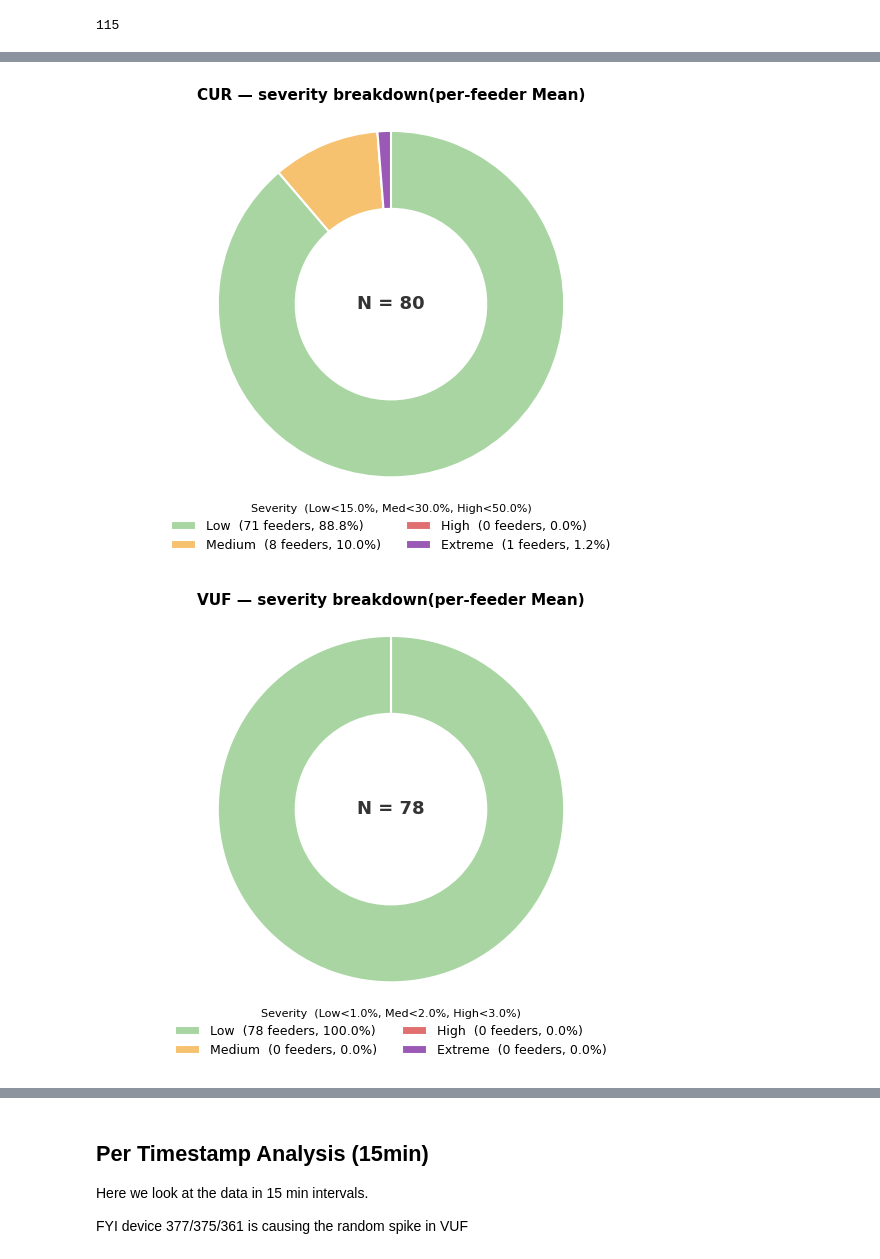
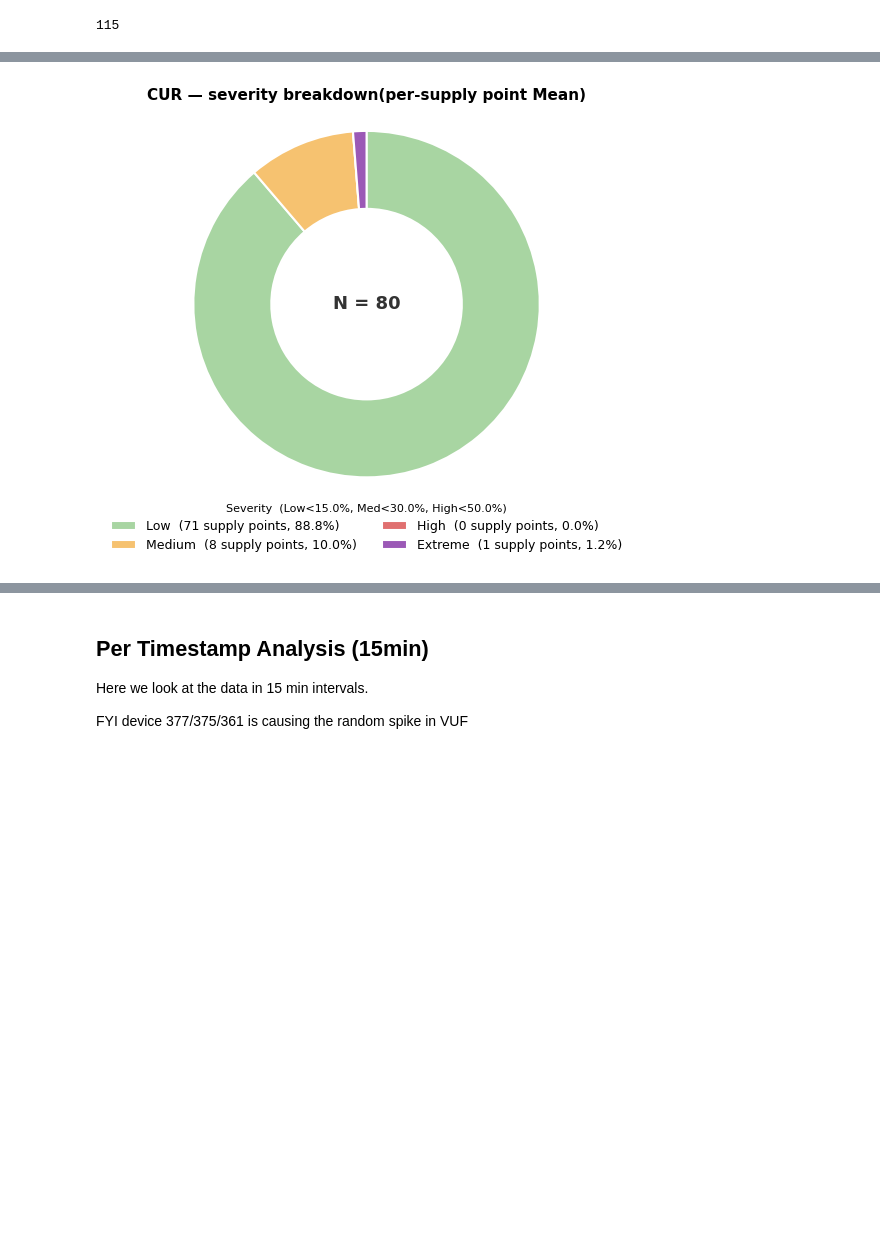
Before and after one commit to MindisBlank/Jasonaq_thesis, a Jupyter notebook: notebooks/CUR.ipynb, the cells around one changed output, grey strips where cells are left out. Saved outputs shown, nothing was run; the diff lists cells and outputs as text; code cells hidden in the pictures; blank space fills up the shorter version.

Commit message:
improved algo that spilts single phased meters between phases accorading to a spec phase spilt and update plot titles to match each other

```diff
--- a/notebooks/CUR.ipynb
+++ b/notebooks/CUR.ipynb
@@ -835,19 +851,18 @@ avg_df = pd.concat([avg_df, metrics_df], axis=1)
 avg_df.loc[avg_df.index.isin(VUF_EXCLUDE_DEVICES), "vuf_magnitude"] = np.nan
 #avg_df = avg_df[avg_df["device_id"] != 361]
 # %%
-# Here all the thresholds are for the long-term analysis where we average per feeder over the entire measurement period
+# Here all the thresholds are for the long-term analysis where we average per supply point over the entire measurement period
 LongTerm_low_CUR = 15
 LongTerm_mid_CUR = 30
 LongTerm_high_CUR = 50
 
 LongTerm_low_VUF = 1
 LongTerm_mid_VUF = 2
 LongTerm_high_VUF = 3
 
 fig = _severity_donut_for_metric(avg_df, "cur_ratio", threshold=0, outdir=".", per_device=True, agg="mean", low=LongTerm_low_CUR, mid=LongTerm_mid_CUR, high=LongTerm_high_CUR)
-fig = _severity_donut_for_metric(avg_df, "vuf_magnitude", threshold=0, outdir=".", per_device=True, agg="mean", low=LongTerm_low_VUF, mid=LongTerm_mid_VUF, high=LongTerm_high_VUF)
+#fig = _severity_donut_for_metric(avg_df, "vuf_magnitude", threshold=0, outdir=".", per_device=True, agg="mean", low=LongTerm_low_VUF, mid=LongTerm_mid_VUF, high=LongTerm_high_VUF)
 # %% [output]
-[figure, old version]
+[figure, new version]
-[figure, removed]
 # %%
 fig = barplot_by_device(avg_df, "cur_ratio", outdir=".", top_n=30, name_df=df_jn_filtered)
```
Also changed, not shown: parts of 6 cells of this notebook, 8 other files.
